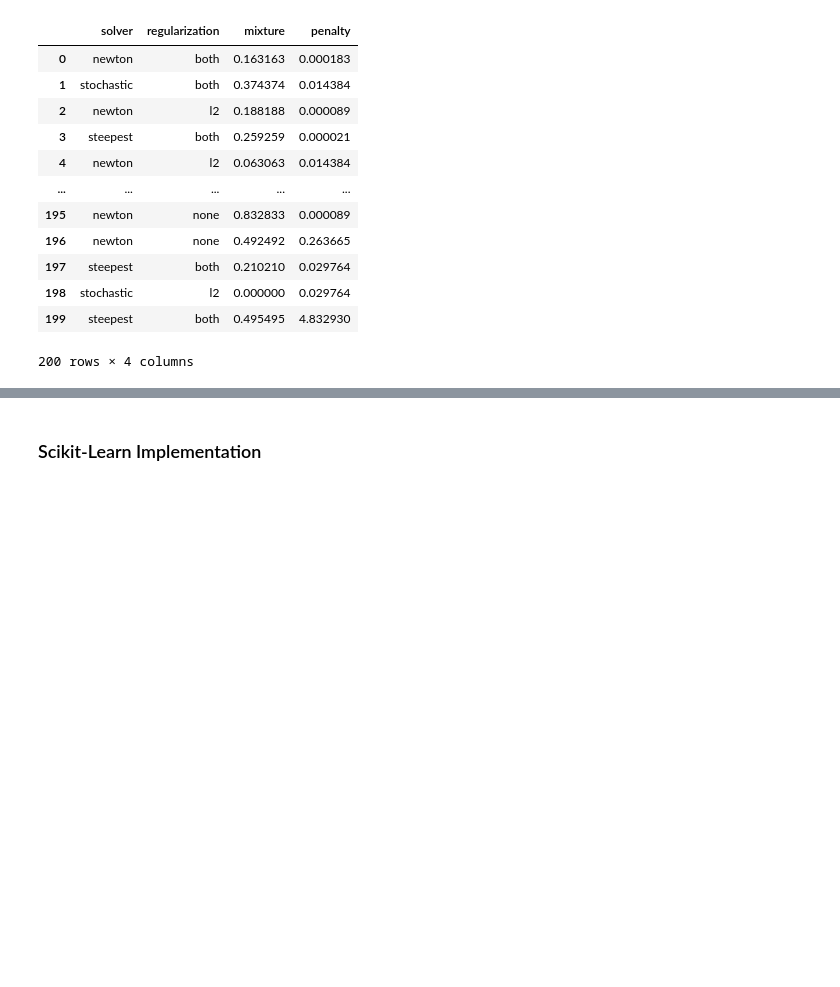
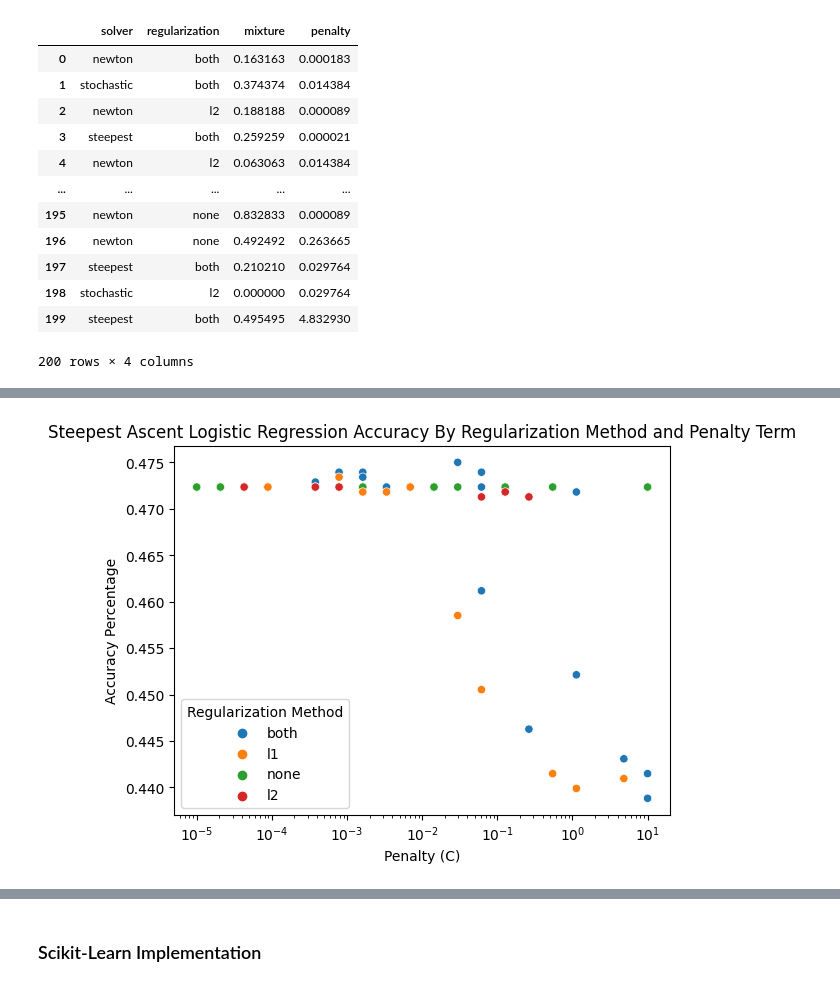
Before and after one commit to Rds1055/Machine-Learning-Labs, a Jupyter notebook: Lab3/lab3.ipynb, the cells around one changed output, grey strips where cells are left out. Cells and saved outputs as stored; diff of their text form; code cells hidden in the pictures; blank space fills up the shorter version.

```diff
--- a/Lab3/lab3.ipynb
+++ b/Lab3/lab3.ipynb
@@ -566,0 +676,17 @@ Untrained Multiclass Logistic Regression Object with steepest solver and both re
+# %%
+sns.scatterplot(
+    data = grid_acc[grid_acc["solver"] == "steepest"],
+    x = "penalty",
+    y = "accuracy",
+    hue = "regularization"
+)
+
+plt.title("Steepest Ascent Logistic Regression Accuracy By Regularization Method and Penalty Term")
+plt.xlabel("Penalty (C)")
+plt.xscale("log")
+plt.ylabel("Accuracy Percentage")
+plt.legend(title = "Regularization Method")
+
+plt.show()
+# %% [output]
+[figure, added]
```
Also changed, not shown: parts of 57 cells of this notebook.
